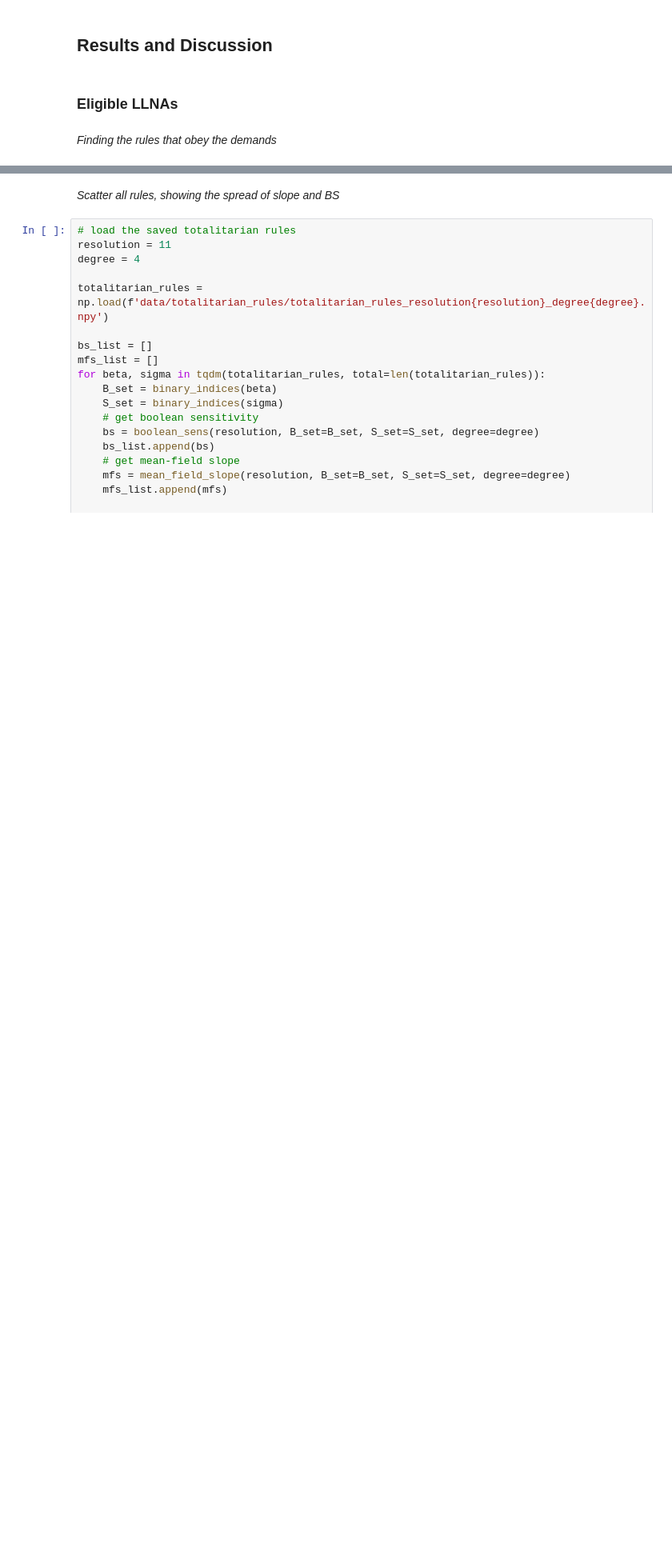
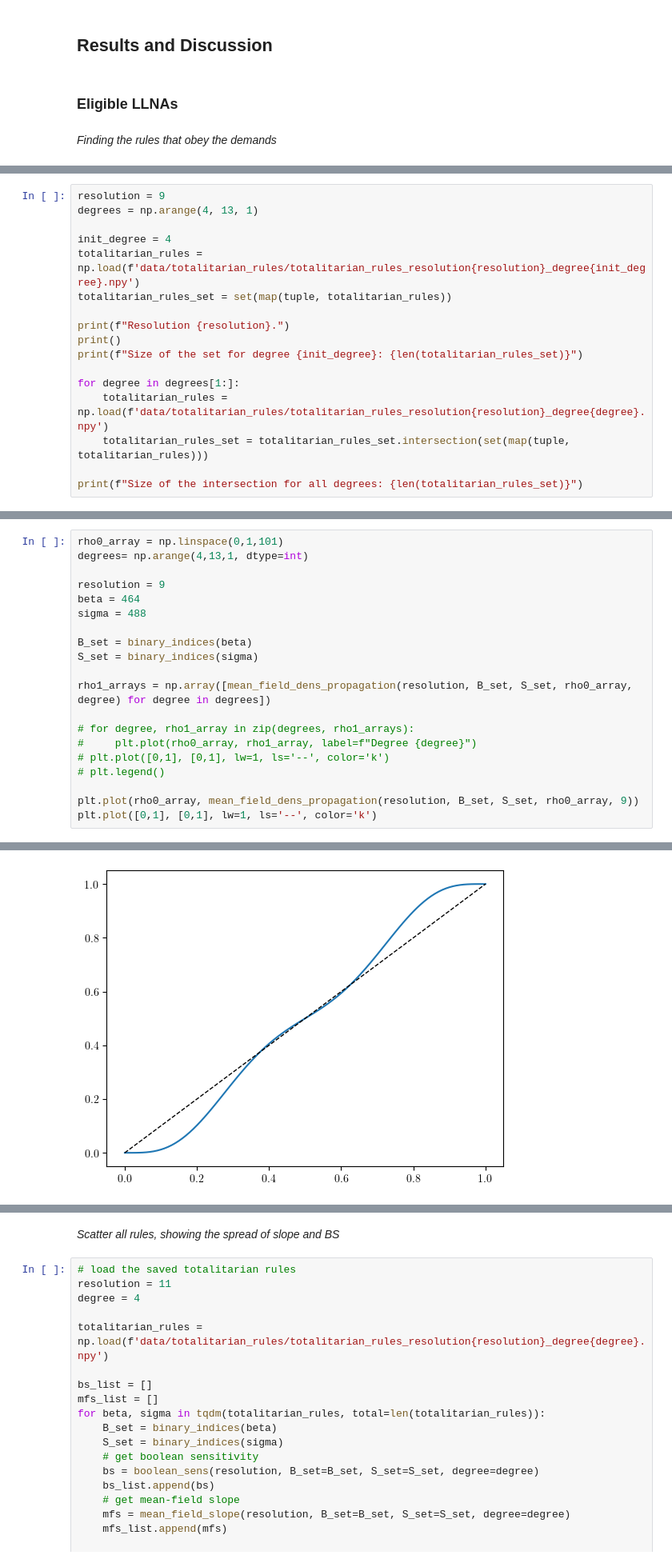
Before and after one commit to mrollier/network_automata_robustness, a Jupyter notebook: manuscript/impact_analysis-figures.ipynb, the cells around one changed output, grey strips where cells are left out. Shown at 80% size. Saved outputs shown, nothing was run; the diff lists cells and outputs as text; blank space fills up the shorter version.

```diff
--- a/manuscript/impact_analysis-figures.ipynb
+++ b/manuscript/impact_analysis-figures.ipynb
@@ -494,0 +497,17 @@ for i in range(resolution):
+# %%
+resolution = 9
+degrees = np.arange(4, 13, 1)
+
+init_degree = 4
+totalitarian_rules = np.load(f'data/totalitarian_rules/totalitarian_rules_resolution{resolution}_degree{init_degree}.npy')
+totalitarian_rules_set = set(map(tuple, totalitarian_rules))
+
+print(f"Resolution {resolution}.")
+print()
+print(f"Size of the set for degree {init_degree}: {len(totalitarian_rules_set)}")
+
+for degree in degrees[1:]:
+    totalitarian_rules = np.load(f'data/totalitarian_rules/totalitarian_rules_resolution{resolution}_degree{degree}.npy')
+    totalitarian_rules_set = totalitarian_rules_set.intersection(set(map(tuple, totalitarian_rules)))
+
+print(f"Size of the intersection for all degrees: {len(totalitarian_rules_set)}")
@@ -494,0 +550,21 @@ for i in range(resolution):
+# %%
+rho0_array = np.linspace(0,1,101)
+degrees= np.arange(4,13,1, dtype=int)
+
+resolution = 9
+beta = 464
+sigma = 488
+
+B_set = binary_indices(beta)
+S_set = binary_indices(sigma)
+
+rho1_arrays = np.array([mean_field_dens_propagation(resolution, B_set, S_set, rho0_array, degree) for degree in degrees])
+
+# for degree, rho1_array in zip(degrees, rho1_arrays):
+#     plt.plot(rho0_array, rho1_array, label=f"Degree {degree}")
+# plt.plot([0,1], [0,1], lw=1, ls='--', color='k')
+# plt.legend()
+
+plt.plot(rho0_array, mean_field_dens_propagation(resolution, B_set, S_set, rho0_array, 9))
+plt.plot([0,1], [0,1], lw=1, ls='--', color='k')
+# %% [output]
@@ -494,0 +572 @@ for i in range(resolution):
+[figure, added]
```
Also changed, not shown: parts of 13 cells of this notebook, 59 other files.
